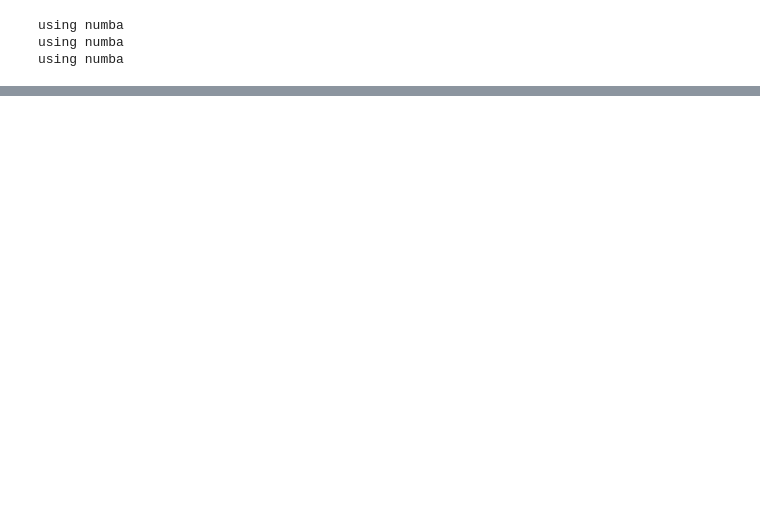
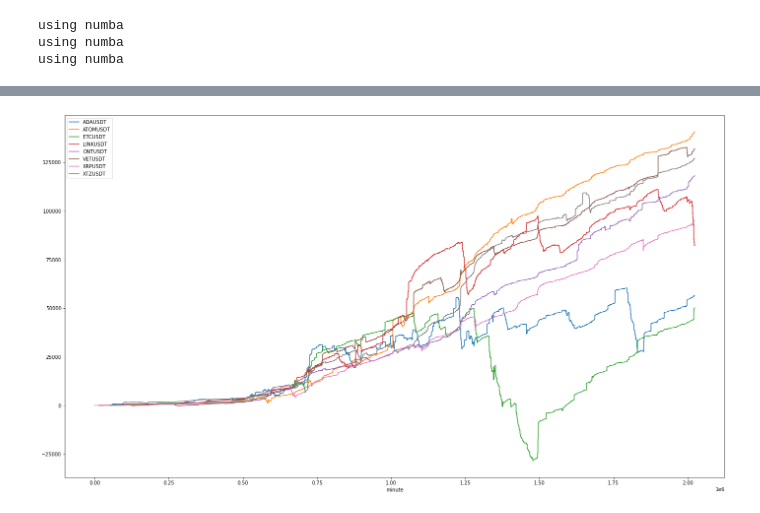
Before and after one commit to odine555/passivbot-3commas, a Jupyter notebook: notes_multisymbol_backtest.ipynb, the cells around one changed output, grey strips where cells are left out. Cells and saved outputs as stored; diff of their text form; code cells hidden in the pictures; blank space fills up the shorter version.

```diff
--- a/notes_multisymbol_backtest.ipynb
+++ b/notes_multisymbol_backtest.ipynb
@@ -270,0 +176,3 @@ fs[i].loc[start_minute:end_minute].pnl.cumsum().plot()
+# %%
+plot_pnls_multi(sdf, fdf, TWE_long, TWE_short, symbol=symbols)
+# %% [output]
@@ -270,0 +180 @@ fs[i].loc[start_minute:end_minute].pnl.cumsum().plot()
+[figure, added]
```
Also changed, not shown: parts of 27 cells of this notebook.
